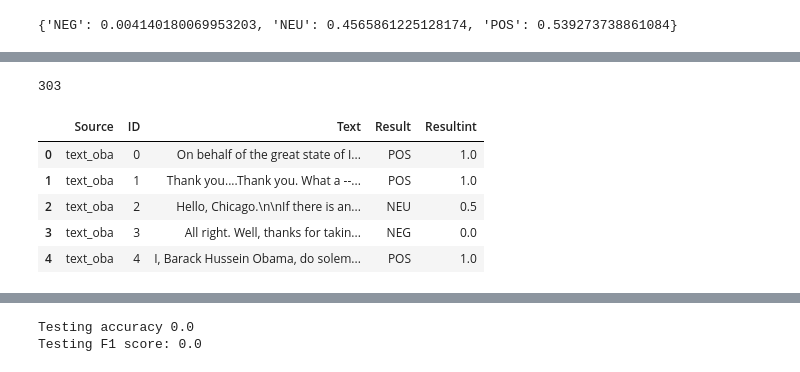
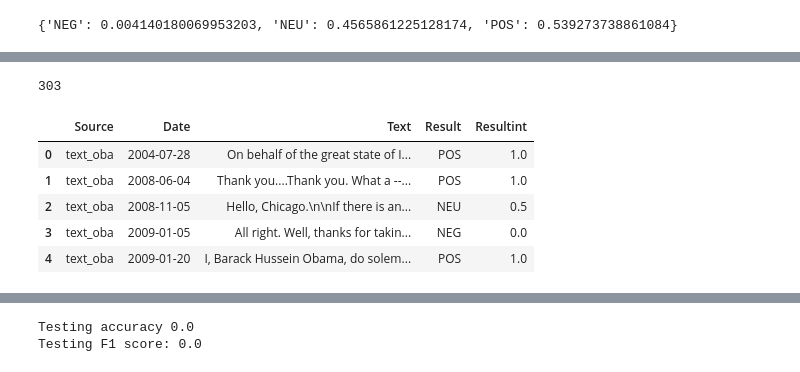
Before and after one commit to pday2/ObamaNLP, a Jupyter notebook: PosNegSentiment.ipynb, the cells around one changed output, grey strips where cells are left out. Drawn from its saved outputs; the diff is of its cells as text; code cells hidden in the pictures.

```diff
--- a/PosNegSentiment.ipynb
+++ b/PosNegSentiment.ipynb
@@ -327,36 +339,36 @@ print(data['wsj_results'][3].probas) #yeah seems like its just barely more posit
 # %%
 #Reformat data to long format for use in doc2vec corpus
 texts=[]
 sources=[]
 output=[]
-ID=[]
+date=[]
 score=[]
 for column in ['text_oba','text_wsj','text_nyt']:
     for i in range(0,len(data)):
         texts.append(data[column][i])
         sources.append(column)
-        ID.append(i)
+        date.append(data['date'][i])
 
 for scores in ['oba_results','wsj_results','nyt_results']:
     for i in range(0,len(data)):
         output.append(data[scores][i].output)
         if data[scores][i].output=='POS':
             score.append(1)
         elif data[scores][i].output=='NEG':
             score.append(0)
         else:
             score.append(0.5)
-D2Vdata = pd.DataFrame(data={'Source':sources,'ID':ID,'Text':texts,'Result':output,'Resultint':score})
+D2Vdata = pd.DataFrame(data={'Source':sources,'Date':date,'Text':texts,'Result':output,'Resultint':score})
 print(len(D2Vdata))
 D2Vdata.head()
 # %% [output]
 303
-|  | Source | ID | Text | Result | Resultint |
-| 0 | text_oba | 0 | On behalf of the great state of I... | POS | 1.0 |
-| 1 | text_oba | 1 | Thank you....Thank you. What a --... | POS | 1.0 |
-| 2 | text_oba | 2 | Hello, Chicago.\n\nIf there is an... | NEU | 0.5 |
-| 3 | text_oba | 3 | All right. Well, thanks for takin... | NEG | 0.0 |
-| 4 | text_oba | 4 | I, Barack Hussein Obama, do solem... | POS | 1.0 |
+|  | Source | Date | Text | Result | Resultint |
+| 0 | text_oba | 2004-07-28 | On behalf of the great state of I... | POS | 1.0 |
+| 1 | text_oba | 2008-06-04 | Thank you....Thank you. What a --... | POS | 1.0 |
+| 2 | text_oba | 2008-11-05 | Hello, Chicago.\n\nIf there is an... | NEU | 0.5 |
+| 3 | text_oba | 2009-01-05 | All right. Well, thanks for takin... | NEG | 0.0 |
+| 4 | text_oba | 2009-01-20 | I, Barack Hussein Obama, do solem... | POS | 1.0 |
 # %%
 #Clean up text, train-test split(MIGHT NEED REVIEW), tokenize using nltk + tag set of tokens by sentiment score
 from bs4 import BeautifulSoup
```
Also changed, not shown: parts of 14 cells of this notebook.
